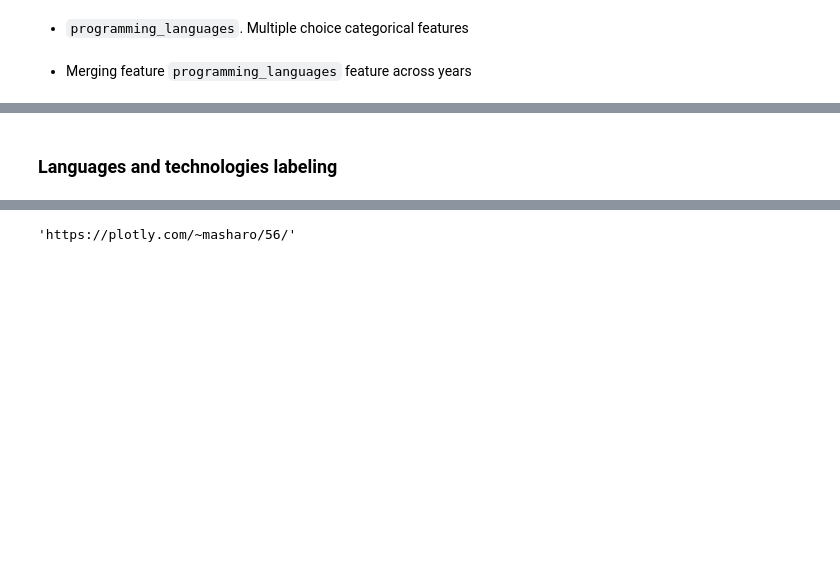
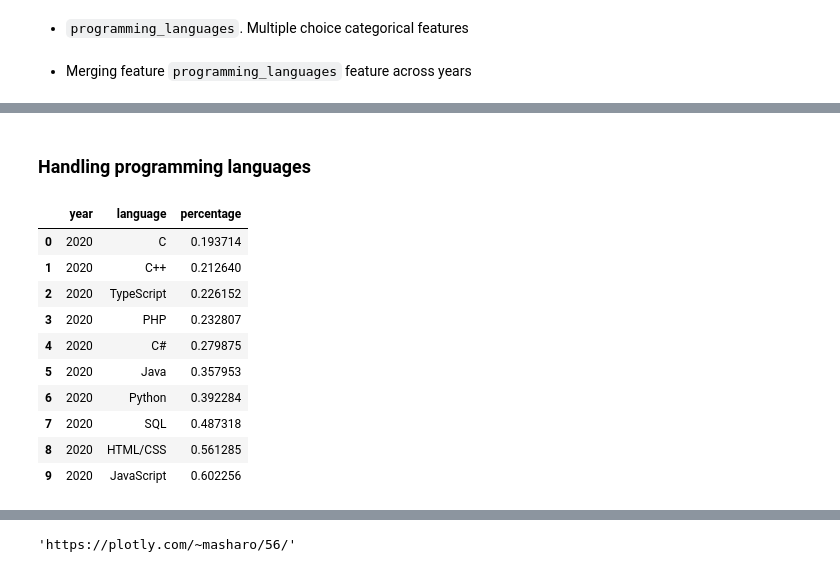
Before and after one commit to IsmaelMasharo/stack-overflow-survey-analysis, a Jupyter notebook: programming_languages_eda.ipynb, the cells around one changed output, grey strips where cells are left out. Drawn from its saved outputs; the diff is of its cells as text; code cells hidden in the pictures; blank space fills up the shorter version.

```diff
--- a/programming_languages_eda.ipynb
+++ b/programming_languages_eda.ipynb
@@ -104,2 +64,0 @@ df_explode.shape
-# %% [markdown]
-### Languages and technologies labeling
@@ -107,0 +65,4 @@ df_explode['tech_type'] = df_explode.programming_languages.map(lambda x: tech_la
+# %% [markdown]
+### Handling programming languages
+# %%
+lang_df = df_explorer.get_feature_dummies_per_year('programming_languages')
@@ -107,0 +86,14 @@ df_explode['tech_type'] = df_explode.programming_languages.map(lambda x: tech_la
+# %%
+lang_per_year[2020]
+# %% [output]
+|  | year | language | percentage |
+| 0 | 2020 | C | 0.193714 |
+| 1 | 2020 | C++ | 0.212640 |
+| 2 | 2020 | TypeScript | 0.226152 |
+| 3 | 2020 | PHP | 0.232807 |
+| 4 | 2020 | C# | 0.279875 |
+| 5 | 2020 | Java | 0.357953 |
+| 6 | 2020 | Python | 0.392284 |
+| 7 | 2020 | SQL | 0.487318 |
+| 8 | 2020 | HTML/CSS | 0.561285 |
+| 9 | 2020 | JavaScript | 0.602256 |
```
Also changed, not shown: parts of 18 cells of this notebook, 2 other files.
